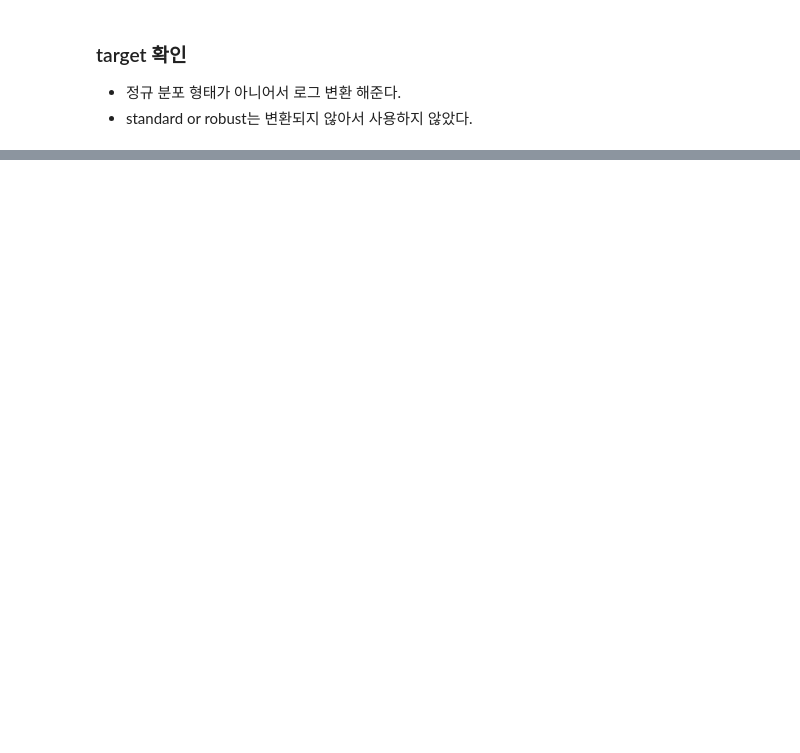
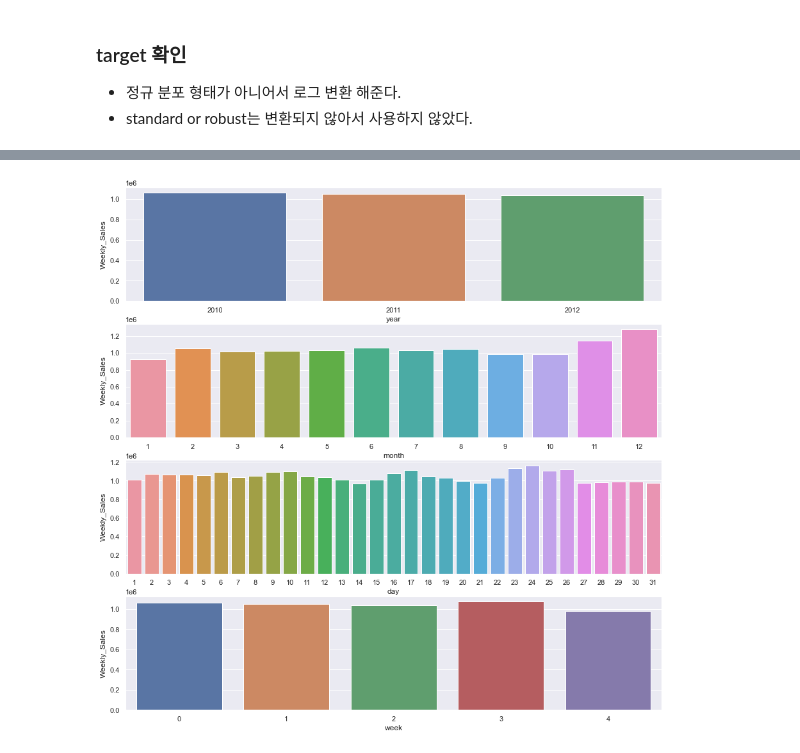
Before and after one commit to jhan117/LikeLion-AI-SCHOOL6, a Jupyter notebook: EDA.ipynb, the cells around one changed output, grey strips where cells are left out. Saved outputs shown, nothing was run; the diff lists cells and outputs as text; code cells hidden in the pictures; blank space fills up the shorter version.

```diff
--- a/EDA.ipynb
+++ b/EDA.ipynb
@@ -185,0 +197,22 @@ plt.show()
+# %%
+# date 파생변수 만들기 -> 년, 월, 일, 주, 요일
+train['Date'] = pd.to_datetime(train['Date'], dayfirst=True)
+
+train['year'] = train['Date'].dt.year
+train['month'] = train['Date'].dt.month
+train['day'] = train['Date'].dt.day
+train['week'] = train['day'] // 7
+train['weekday'] = train['Date'].dt.day_name()
+# %%
+# 연도, 월, 일, 주별 평균 주간 매출액
+fig, axes = plt.subplots(nrows=4)
+fig.set_size_inches(15, 15)
+
+sns.barplot(x='year', y='Weekly_Sales', ci=None, data=train, ax=axes[0])
+sns.barplot(x='month', y='Weekly_Sales', ci=None, data=train, ax=axes[1])
+sns.barplot(x='day', y='Weekly_Sales', ci=None, data=train, ax=axes[2])
+sns.barplot(x='week', y='Weekly_Sales', ci=None, data=train, ax=axes[3])
+
+plt.show()
+# %% [output]
+[figure, added]
```
Also changed, not shown: parts of 16 cells of this notebook, 1 other file.
